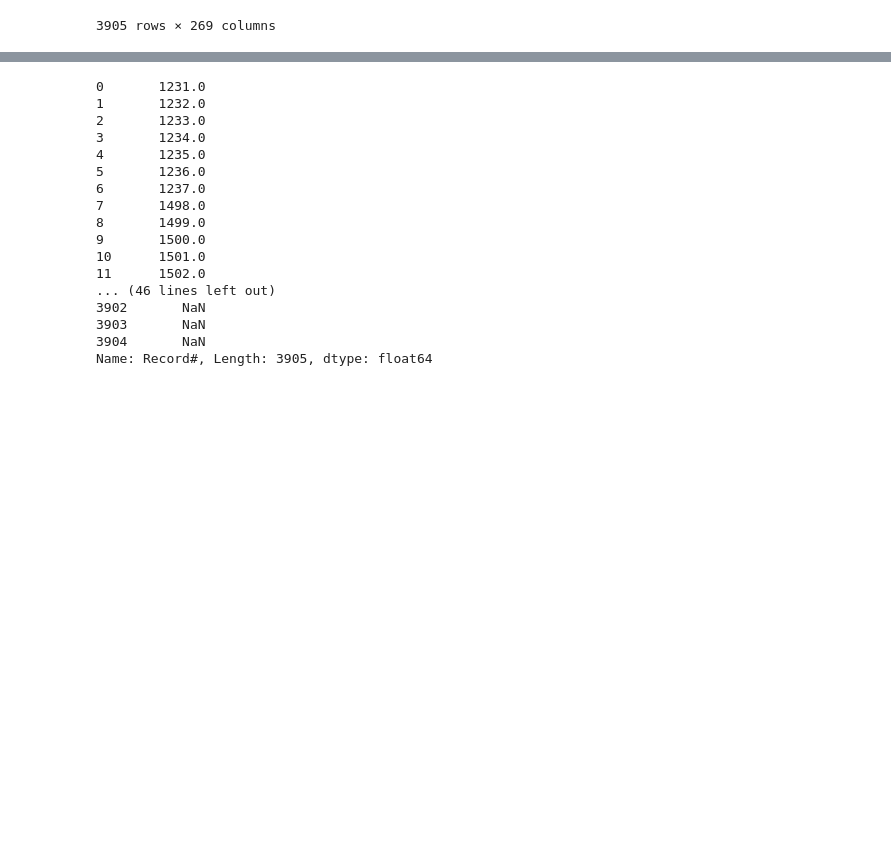
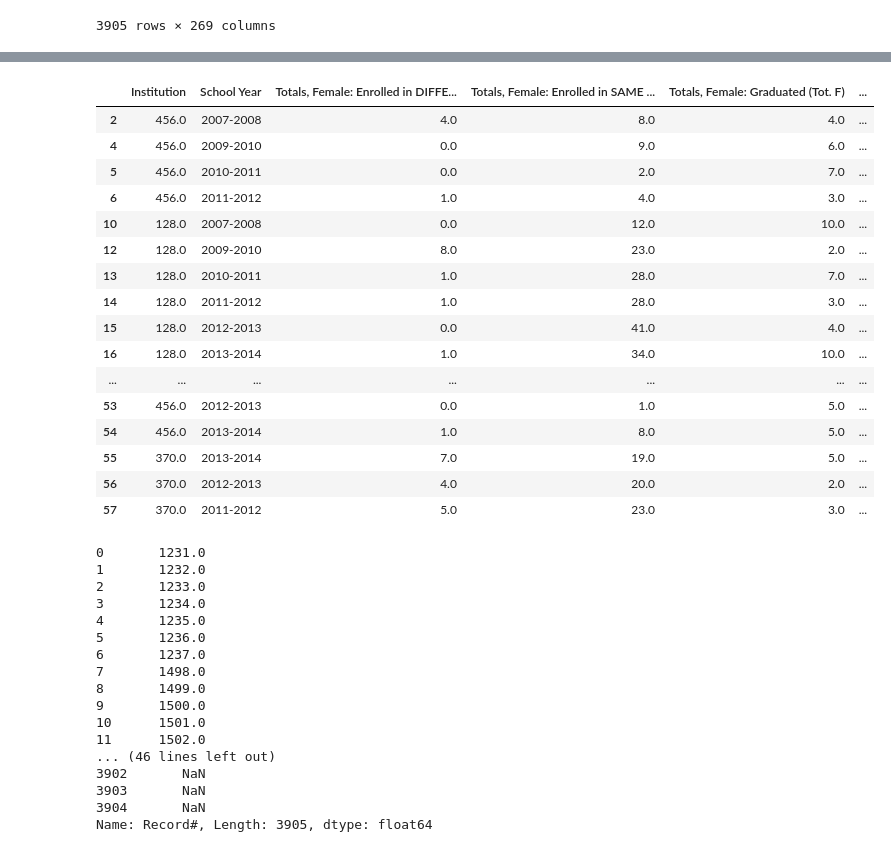
Before and after one commit to INFO-4602-5602/project-2-ncwit-team-13, a Jupyter notebook: Jupyter Notebooks/Preprocessing Notebook.ipynb, the cells around one changed output, grey strips where cells are left out. Drawn from its saved outputs; the diff is of its cells as text; code cells hidden in the pictures; blank space fills up the shorter version.

```diff
--- a/Jupyter Notebooks/Preprocessing Notebook.ipynb
+++ b/Jupyter Notebooks/Preprocessing Notebook.ipynb
@@ -28,3 +238,23 @@ rawdata_dataframe
+# %%
+new_dataframe[['Institution','School Year','Totals, Female: Enrolled in DIFFERENT MAJOR (Tot. F)','Totals, Female: Enrolled in SAME MAJOR (Tot. F)' ,'Totals, Female: Graduated (Tot. F)' ,'Enroll, Female: Transfer Students (Enrl F)','Enroll, Female: New Enrollments (Enrl F)','Female Enrollment','Retention']][0:30]
+# %% [output]
+|  | Institution | School Year | Totals, Female: Enrolled in DIFFE... | Totals, Female: Enrolled in SAME ... | Totals, Female: Graduated (Tot. F) | ... |
+| 2 | 456.0 | 2007-2008 | 4.0 | 8.0 | 4.0 | ... |
+| 4 | 456.0 | 2009-2010 | 0.0 | 9.0 | 6.0 | ... |
+| 5 | 456.0 | 2010-2011 | 0.0 | 2.0 | 7.0 | ... |
+| 6 | 456.0 | 2011-2012 | 1.0 | 4.0 | 3.0 | ... |
+| 10 | 128.0 | 2007-2008 | 0.0 | 12.0 | 10.0 | ... |
+| 12 | 128.0 | 2009-2010 | 8.0 | 23.0 | 2.0 | ... |
+| 13 | 128.0 | 2010-2011 | 1.0 | 28.0 | 7.0 | ... |
+| 14 | 128.0 | 2011-2012 | 1.0 | 28.0 | 3.0 | ... |
+| 15 | 128.0 | 2012-2013 | 0.0 | 41.0 | 4.0 | ... |
+| 16 | 128.0 | 2013-2014 | 1.0 | 34.0 | 10.0 | ... |
+| ... | ... | ... | ... | ... | ... | ... |
+| 53 | 456.0 | 2012-2013 | 0.0 | 1.0 | 5.0 | ... |
+| 54 | 456.0 | 2013-2014 | 1.0 | 8.0 | 5.0 | ... |
+| 55 | 370.0 | 2013-2014 | 7.0 | 19.0 | 5.0 | ... |
+| 56 | 370.0 | 2012-2013 | 4.0 | 20.0 | 2.0 | ... |
+| 57 | 370.0 | 2011-2012 | 5.0 | 23.0 | 3.0 | ... |
 # %%
 def getColumnData(colname):
     return rawdata_dataframe[colname]
```
Also changed, not shown: parts of 14 cells of this notebook.
